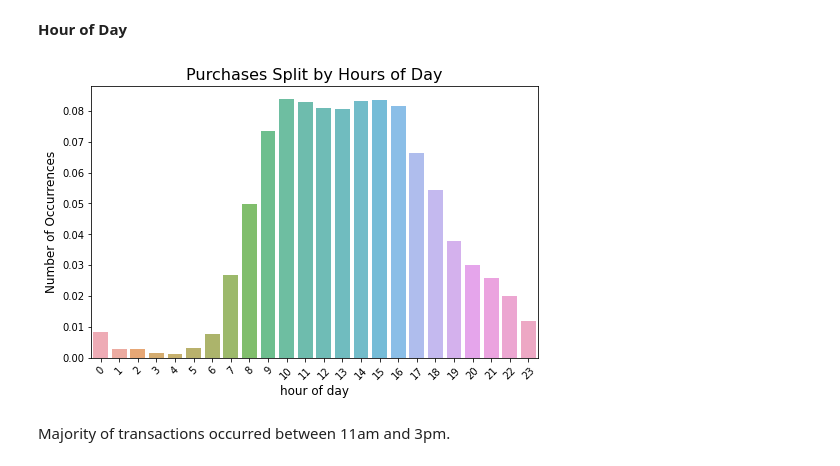
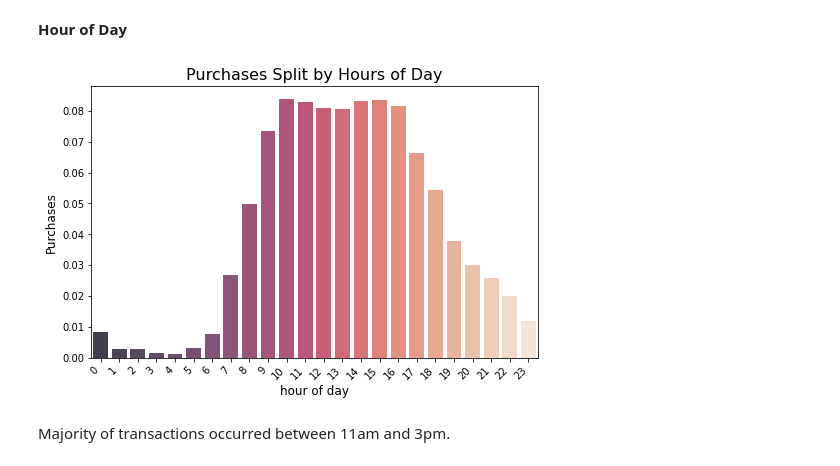
Before and after one commit to aakiyanova/Market-basket-analysis-FP-growth, a Jupyter notebook: EDA/EDA.ipynb, the cells around one changed output. Cells and saved outputs as stored; diff of their text form; code cells hidden in the pictures.

```diff
--- a/EDA/EDA.ipynb
+++ b/EDA/EDA.ipynb
@@ -87,10 +76,12 @@ order_dow = all_orders['order_dow'].value_counts().sort_values(ascending = False
 order_dow = order_dow.rename({0:'Sunday', 1: 'Monday', 2 : 'Tuesday', 3 : 'Wednesday', 4 : 'Thursday', 5 : 'Friday', 6 : 'Saturday'})
 # %%
+# plot orders split by days of week
+sns.set_palette(sns.color_palette('rocket', 10))
 plt.figure(figsize=(8,5))
 sns.barplot(order_dow.index, order_dow.values, alpha=0.8)
 plt.title('Purchases Split by Days of Week', fontsize = 14)
-plt.ylabel('Number of Occurrences', fontsize=12)
+plt.ylabel('Purchases', fontsize=12)
 plt.xlabel('day of week', fontsize=12)
-plt.xticks(rotation=45)
+plt.xticks(rotation=45, horizontalalignment='right')
 plt.savefig('Capstone/EDA/charts/purchases_by_dow');
 # %% [output]
@@ -104,13 +96,15 @@ order_hour = all_orders['order_hour_of_day'].value_counts(normalize = True)
 # %%
+# plot purchases split by hour of day
+sns.set_palette(sns.color_palette('rocket', 24))
 plt.figure(figsize=(8,5))
 sns.barplot(order_hour.index, order_hour.values, alpha=0.8)
 plt.title('Purchases Split by Hours of Day', fontsize = 16)
-plt.ylabel('Number of Occurrences', fontsize=12)
+plt.ylabel('Purchases', fontsize=12)
 plt.xlabel('hour of day', fontsize=12)
-plt.xticks(rotation=45)
+plt.xticks(rotation=45, horizontalalignment='right')
 plt.savefig('Capstone/EDA/charts/purchases_by_hour');
 # %% [output]
-[figure, old version]
+[figure, new version]
 # %% [markdown]
 Majority of transactions occurred between 11am and 3pm.
 # %% [markdown]
```
Also changed, not shown: parts of 45 cells of this notebook, 42 other files.
